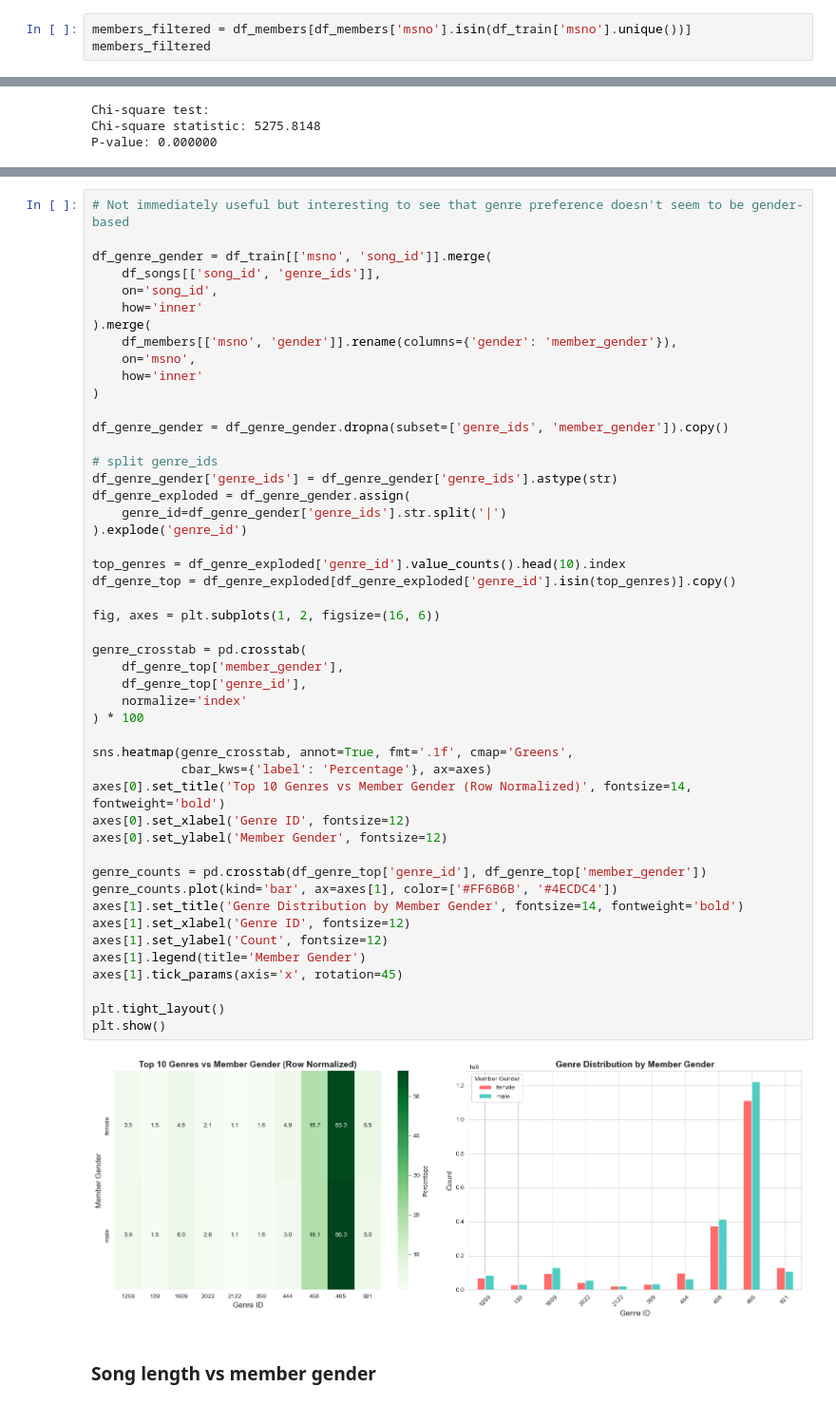
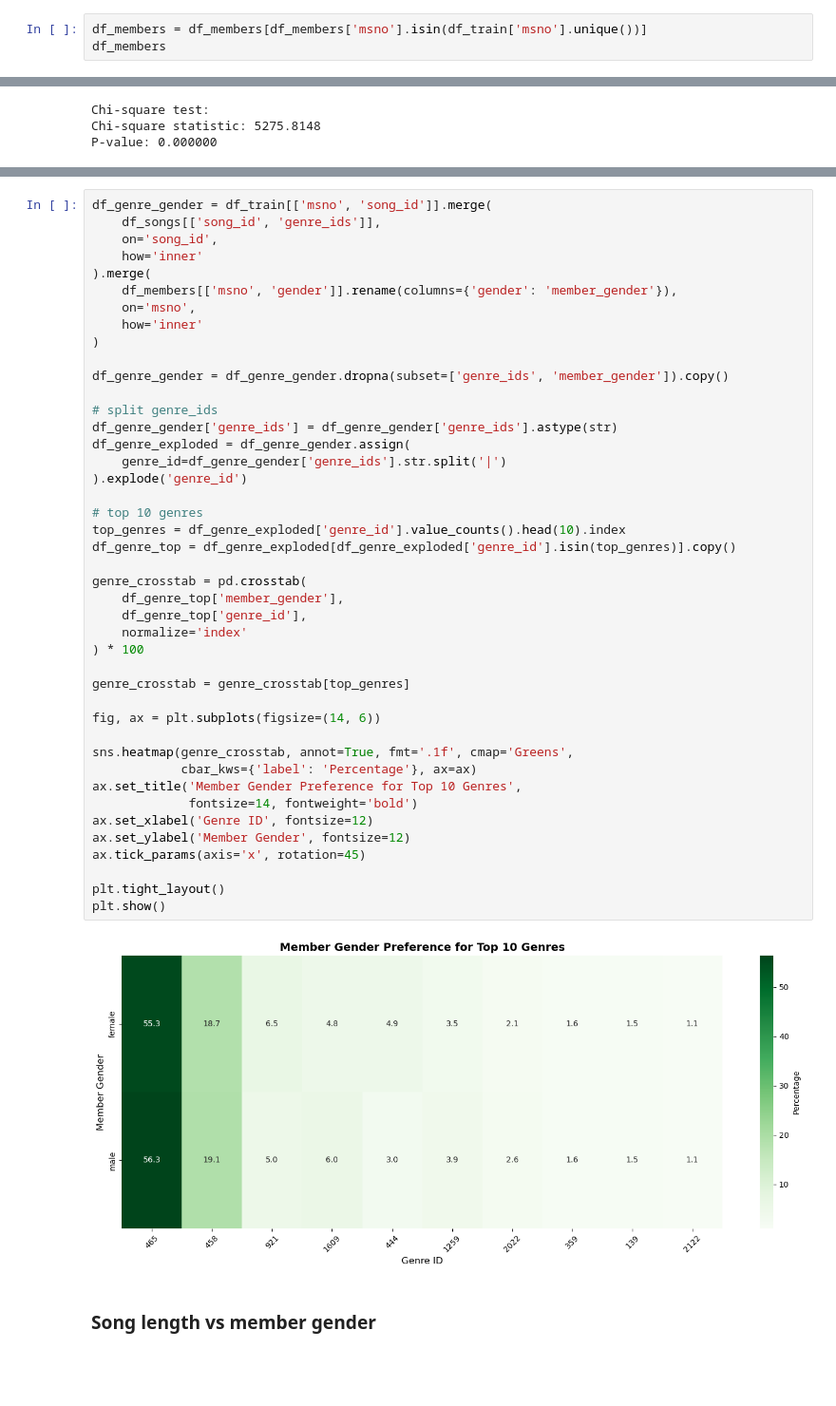
Before and after one commit to jeffgord/RAI-final, a Jupyter notebook: profiling.ipynb, the cells around one changed output, grey strips where cells are left out. Shown at 95% size. Saved outputs shown, nothing was run; the diff lists cells and outputs as text; blank space fills up the shorter version.

Commit message:
add distribution plots, cleaned up code

```diff
--- a/profiling.ipynb
+++ b/profiling.ipynb
@@ -95,6 +95,6 @@ dtype: float64
 # %%
-members_filtered = df_members[df_members['msno'].isin(df_train['msno'].unique())]
-members_filtered
+df_members = df_members[df_members['msno'].isin(df_train['msno'].unique())]
+df_members
 # %% [output]
 |  | msno | city | bd | gender | registered_via | registration_init_time | expiration_date |
 | 0 | XQxgAYj3klVKjR3oxPPXYYFp4soD4TuBg... | 1 | 0 | NaN | 7 | 20110820 | 20170920 |
@@ -491,53 +617,48 @@ plt.show()
 # %%
-# Not immediately useful but interesting to see that genre preference doesn't seem to be gender-based
-
 df_genre_gender = df_train[['msno', 'song_id']].merge(
     df_songs[['song_id', 'genre_ids']],
     on='song_id',
     how='inner'
 ).merge(
     df_members[['msno', 'gender']].rename(columns={'gender': 'member_gender'}),
     on='msno',
     how='inner'
 )
 
 df_genre_gender = df_genre_gender.dropna(subset=['genre_ids', 'member_gender']).copy()
 
 # split genre_ids
 df_genre_gender['genre_ids'] = df_genre_gender['genre_ids'].astype(str)
 df_genre_exploded = df_genre_gender.assign(
     genre_id=df_genre_gender['genre_ids'].str.split('|')
 ).explode('genre_id')
 
+# top 10 genres
 top_genres = df_genre_exploded['genre_id'].value_counts().head(10).index
 df_genre_top = df_genre_exploded[df_genre_exploded['genre_id'].isin(top_genres)].copy()
-
-fig, axes = plt.subplots(1, 2, figsize=(16, 6))
 
 genre_crosstab = pd.crosstab(
     df_genre_top['member_gender'],
     df_genre_top['genre_id'],
     normalize='index'
 ) * 100
 
+genre_crosstab = genre_crosstab[top_genres]
+
+fig, ax = plt.subplots(figsize=(14, 6))
+
 sns.heatmap(genre_crosstab, annot=True, fmt='.1f', cmap='Greens',
-            cbar_kws={'label': 'Percentage'}, ax=axes)
-axes[0].set_title('Top 10 Genres vs Member Gender (Row Normalized)', fontsize=14, fontweight='bold')
-axes[0].set_xlabel('Genre ID', fontsize=12)
-axes[0].set_ylabel('Member Gender', fontsize=12)
-
-genre_counts = pd.crosstab(df_genre_top['genre_id'], df_genre_top['member_gender'])
-genre_counts.plot(kind='bar', ax=axes[1], color=['#FF6B6B', '#4ECDC4'])
-axes[1].set_title('Genre Distribution by Member Gender', fontsize=14, fontweight='bold')
-axes[1].set_xlabel('Genre ID', fontsize=12)
-axes[1].set_ylabel('Count', fontsize=12)
-axes[1].legend(title='Member Gender')
-axes[1].tick_params(axis='x', rotation=45)
+            cbar_kws={'label': 'Percentage'}, ax=ax)
+ax.set_title('Member Gender Preference for Top 10 Genres',
+             fontsize=14, fontweight='bold')
+ax.set_xlabel('Genre ID', fontsize=12)
+ax.set_ylabel('Member Gender', fontsize=12)
+ax.tick_params(axis='x', rotation=45)
 
 plt.tight_layout()
 plt.show()
 # %% [output]
-[figure, old version]
+[figure, new version]
 # %% [markdown]
 ### Song length vs member gender
 # %%
```
Also changed, not shown: parts of 38 cells of this notebook.
